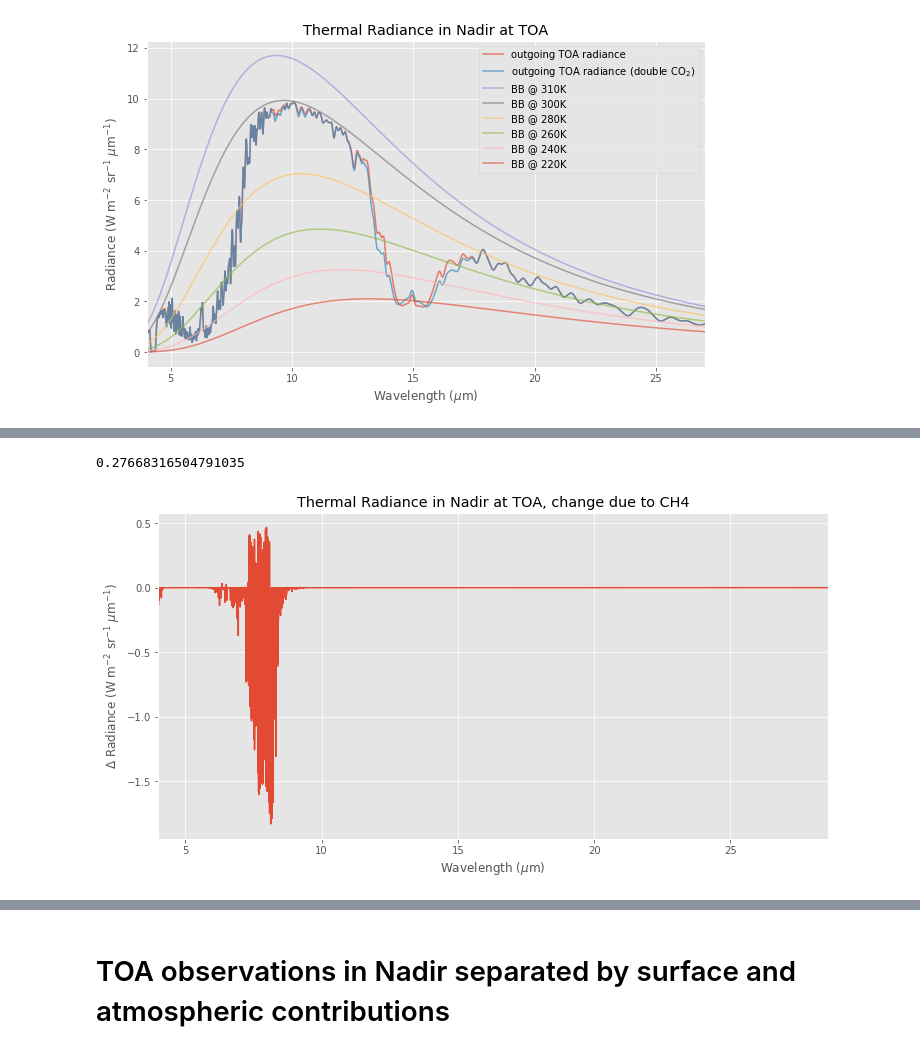
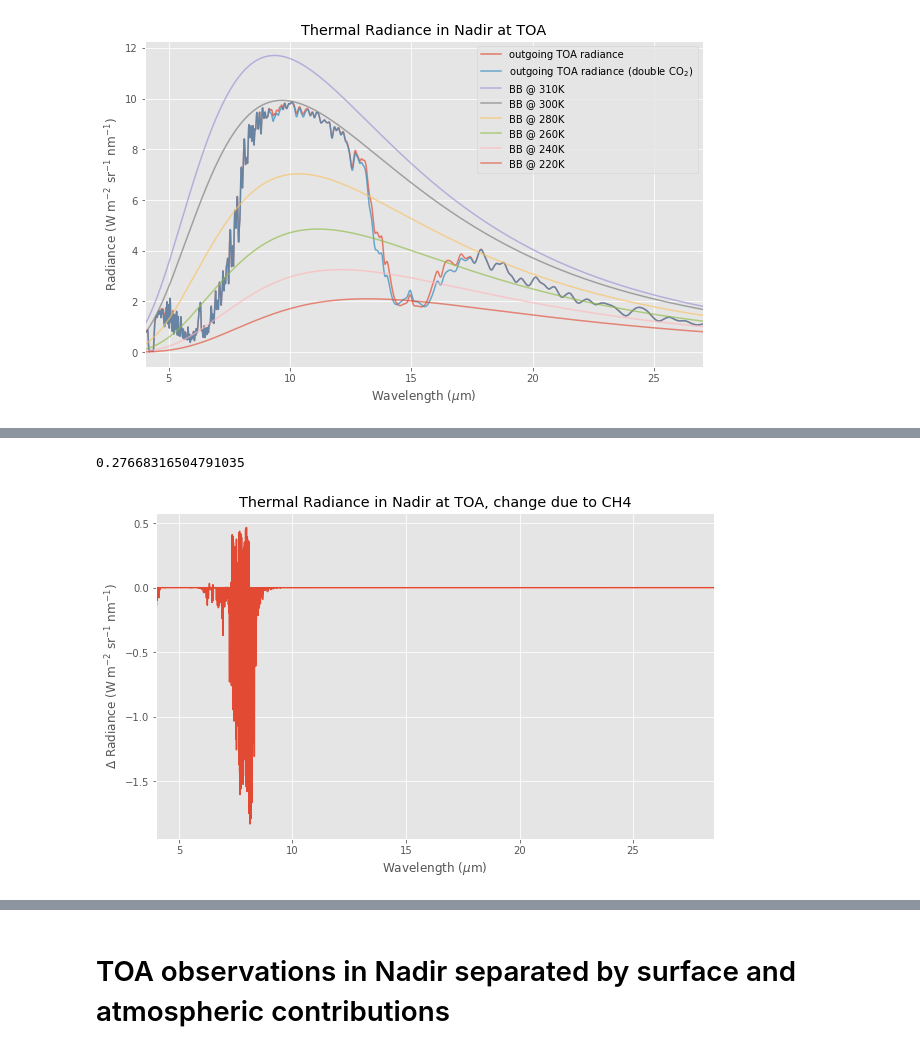
Before and after one commit to cfranken/ESE156, a Jupyter notebook: Week6/ESE156_ThermalRadiation.ipynb, the cells around one changed output, grey strips where cells are left out. Cells and saved outputs as stored; diff of their text form; code cells hidden in the pictures.

```diff
--- a/Week6/ESE156_ThermalRadiation.ipynb
+++ b/Week6/ESE156_ThermalRadiation.ipynb
@@ -366,14 +366,14 @@ print(np.sum((TOA_dCO2[1:]-TOA[1:])*dwl))
 # %%
 TOA_dCH4 = np.sum(R_dCH4,axis=1)+R_surfDCH4
 plt.plot(wl_nu*1e6,TOA_dCH4-TOA,label='$\Delta$ in outgoing TOA radiance for CO2 doubling')
 plt.xlabel('Wavelength ($\mu$m)')
-plt.ylabel('$\Delta$ Radiance (W m$^{-2}$ sr$^{-1}$ $\mu$m$^{-1}$)')
+plt.ylabel('$\Delta$ Radiance (W m$^{-2}$ sr$^{-1}$ nm$^{-1}$)')
 plt.xlim((wl_nu[-1]*1e6,wl_nu[0]*1e6))
 plt.title('Thermal Radiance in Nadir at TOA, change due to CH4')
 print(np.sum((TOA_dCH4[1:]-TOA[1:])*dwl))
 # %% [output]
 0.27668316504791035
-[figure, old version]
+[figure, new version]
 # %%
 TOA_dH20 = np.sum(R_dH2O,axis=1)+R_surfDH2O
 plt.plot(wl_nu*1e6,TOA_dH20-TOA,label='$\Delta$ in outgoing TOA radiance for CO2 doubling')
```
Also changed, not shown: parts of 16 cells of this notebook.
